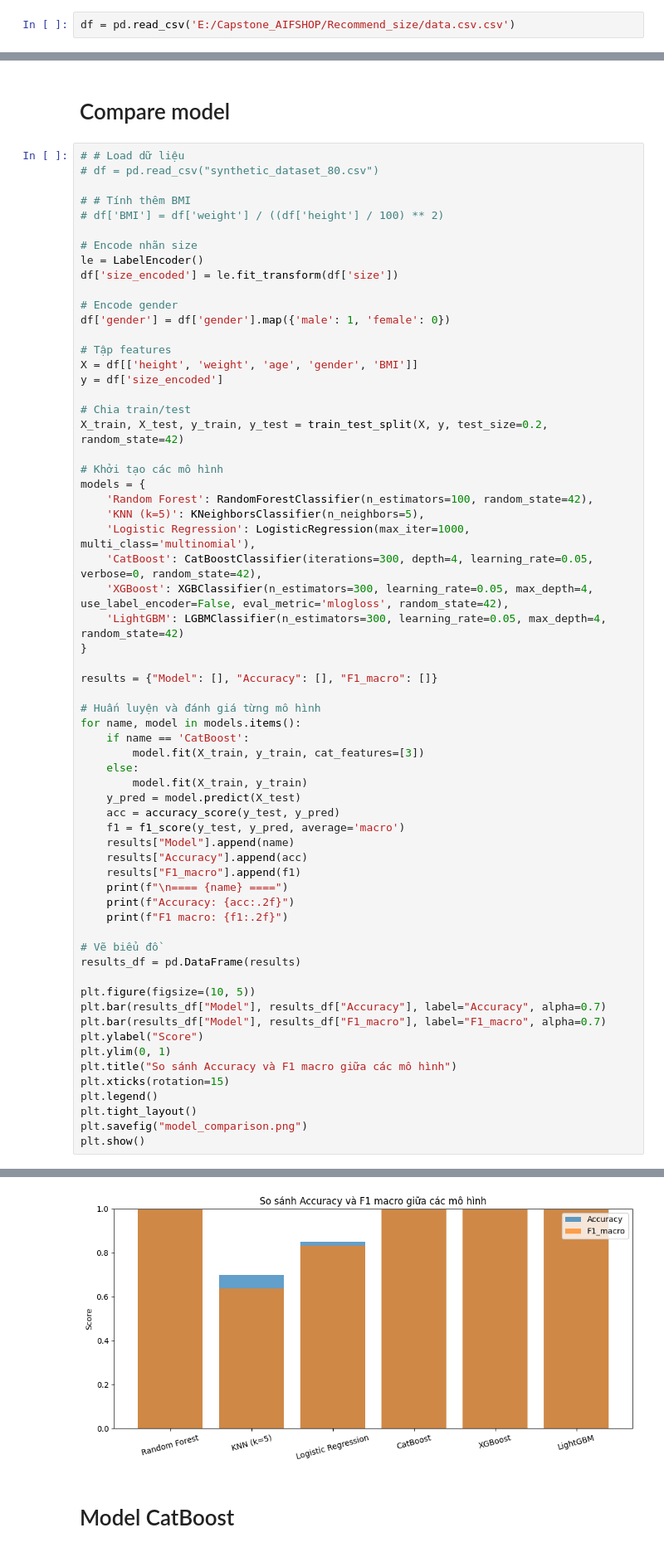
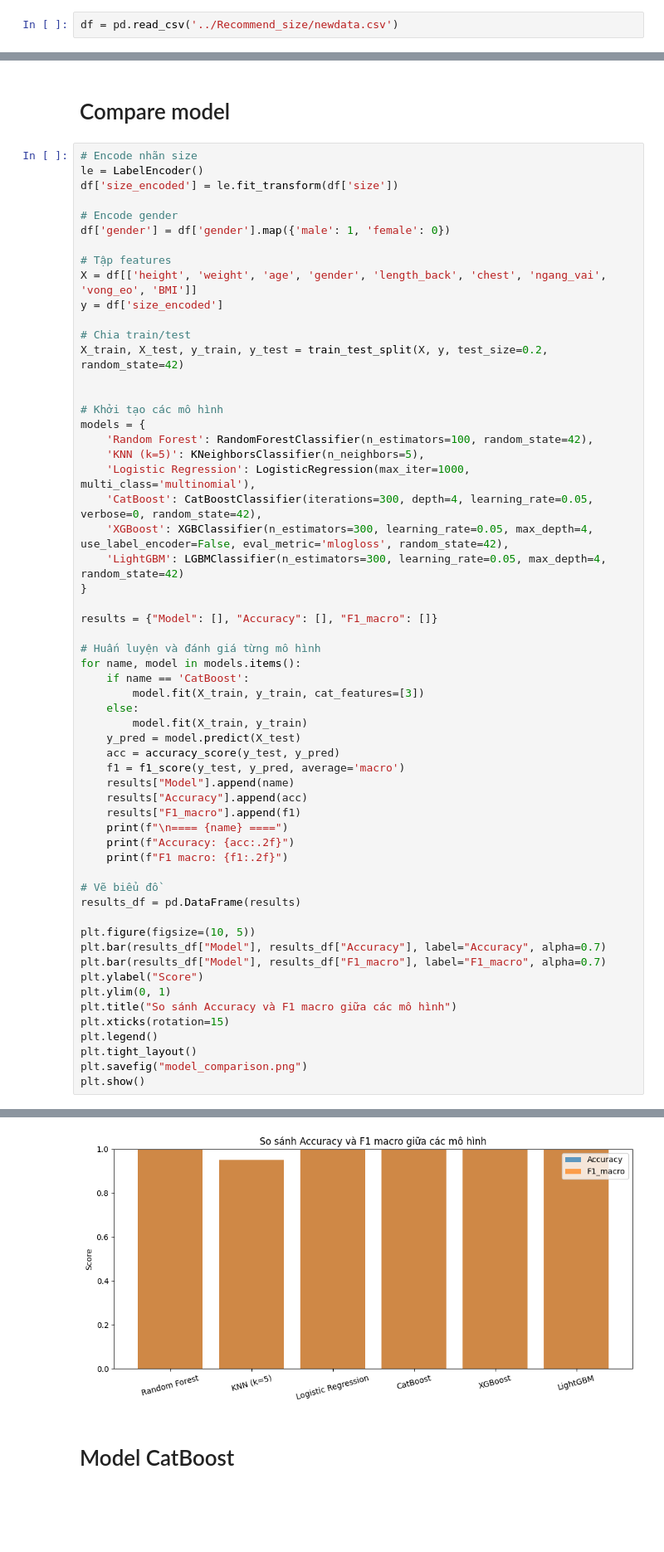
Before and after one commit to ChuongLV1/Recommend_size, a Jupyter notebook: train.ipynb, the cells around one changed output, grey strips where cells are left out. Shown at 83% size. Drawn from its saved outputs; the diff is of its cells as text; blank space fills up the shorter version.

```diff
--- a/train.ipynb
+++ b/train.ipynb
@@ -17,7 +18,7 @@ from lightgbm import LGBMClassifier
 # %% [markdown]
 # Data + Visualize
 # %%
-df = pd.read_csv('E:/Capstone_AIFSHOP/Recommend_size/data.csv.csv')
+df = pd.read_csv('../Recommend_size/newdata.csv')
 # %%
 df
 # %% [output]
@@ -108,12 +104,6 @@ for col in ['height', 'weight', 'age', 'BMI']:
 # %% [markdown]
 # Compare model
 # %%
-# # Load dữ liệu
-# df = pd.read_csv("synthetic_dataset_80.csv")
-
-# # Tính thêm BMI
-# df['BMI'] = df['weight'] / ((df['height'] / 100) ** 2)
-
 # Encode nhãn size
 le = LabelEncoder()
 df['size_encoded'] = le.fit_transform(df['size'])
@@ -122,11 +112,12 @@ df['size_encoded'] = le.fit_transform(df['size'])
 df['gender'] = df['gender'].map({'male': 1, 'female': 0})
 
 # Tập features
-X = df[['height', 'weight', 'age', 'gender', 'BMI']]
+X = df[['height', 'weight', 'age', 'gender', 'length_back', 'chest', 'ngang_vai', 'vong_eo', 'BMI']]
 y = df['size_encoded']
 
 # Chia train/test
 X_train, X_test, y_train, y_test = train_test_split(X, y, test_size=0.2, random_state=42)
+
 
 # Khởi tạo các mô hình
 models = {
@@ -215,4 +199,4 @@ F1 macro: 1.00
-[figure, old version]
+[figure, new version]
 # %% [markdown]
 # Model CatBoost
 # %%
```
Also changed, not shown: parts of 12 cells of this notebook, 11 other files.
